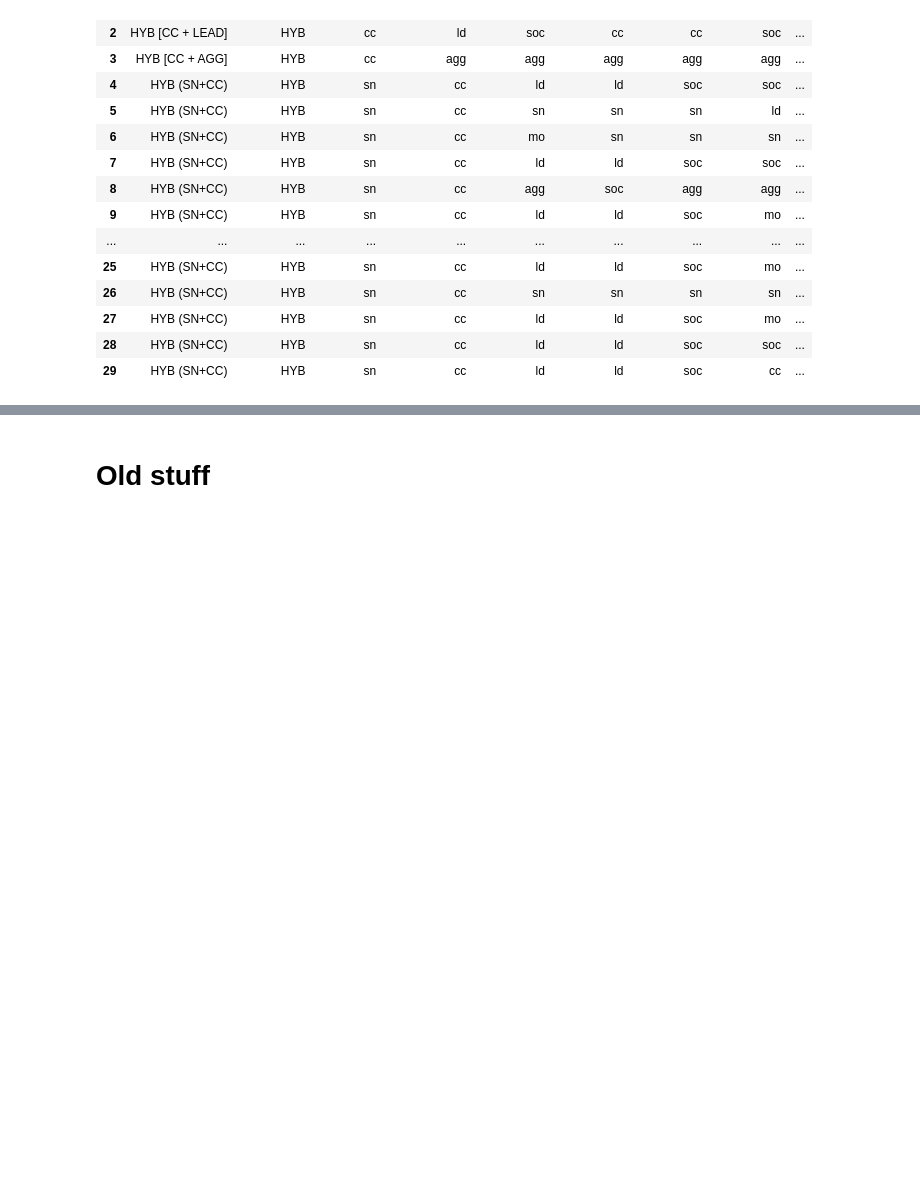
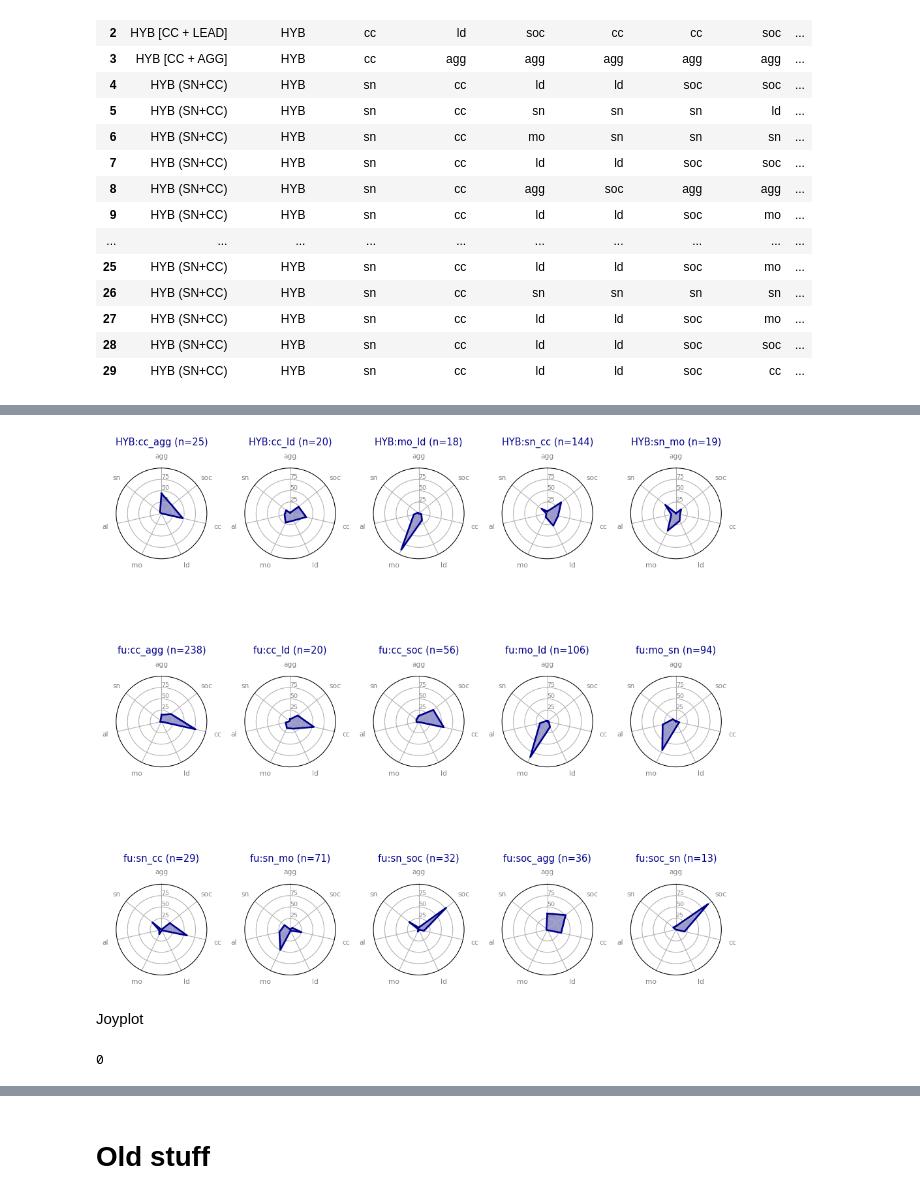
Before and after one commit to marathomas/meerkat, a Jupyter notebook: 06_meerkat_hyb_fu.ipynb, the cells around one changed output, grey strips where cells are left out. Cells and saved outputs as stored; diff of their text form; code cells hidden in the pictures; blank space fills up the shorter version.

```diff
--- a/06_meerkat_hyb_fu.ipynb
+++ b/06_meerkat_hyb_fu.ipynb
@@ -550,0 +736,11 @@ hybfu_classi.to_pickle(DATA+'hybfu_classi')
+# %%
+grouped = hybfu_neighbor_tab.groupby('label').mean()
+# %%
+numbers = pd.DataFrame(pd.Series(hybfu_calls).value_counts())
+numbers_dict = dict(zip(numbers.index, numbers.loc[:,0]))
+# %%
+# use only the ones where more than 10 datapoints are there
+above_10 = [True if numbers_dict[ind]>10 else False for ind in grouped.index]
+grouped_filtered = grouped.iloc[above_10,:]
+grouped_filtered = grouped_filtered.reset_index()
+grouped_filtered
@@ -550,0 +764,3 @@ hybfu_classi.to_pickle(DATA+'hybfu_classi')
+# %%
+# change order of columns
+grouped_filtered = grouped_filtered[['label', 'agg', 'soc', 'cc', 'ld', 'mo', 'al', 'sn']]
@@ -550,0 +769,56 @@ hybfu_classi.to_pickle(DATA+'hybfu_classi')
+# %%
+# ------- PART 1: Define a function that do a plot for one line of the dataset!
+
+def make_spider(row, title, color):
+  # number of variable
+  categories=list(grouped_filtered)[1:]
+  N = len(categories)
+
+  # What will be the angle of each axis in the plot? (we divide the plot / number of variable)
+  angles = [n / float(N) * 2 * pi for n in range(N)]
+  angles += angles[:1]
+
+  # Initialise the spider plot
+  ax = plt.subplot(3,5,row+1, polar=True, )
+
+  # If you want the first axis to be on top:
+  ax.set_theta_offset(pi / 2)
+  ax.set_theta_direction(-1)
+
+  # Draw one axe per variable + add labels labels yet
+  plt.xticks(angles[:-1], categories, color='grey', size=8)
+
+  # Draw ylabels
+  ax.set_rlabel_position(0)
+  plt.yticks([25,50,75], ["25","50","75"], color="grey", size=7)
+  plt.ylim(0,100)
+
+  # Ind1
+  values=grouped_filtered.loc[row].drop('label').values.flatten().tolist()
+  values += values[:1]
+  ax.plot(angles, values, color=color, linewidth=2, linestyle='solid')
+  ax.fill(angles, values, color=color, alpha=0.4)
+
+  # Add a title
+  plt.title(title, size=11, color=color, y=1.2)
+
+
+# ------- PART 2: Apply to all individuals
+# initialize the figure
+my_dpi=96
+plt.figure(figsize=(1000/my_dpi, 1000/my_dpi), dpi=my_dpi)
+
+# Loop to plot
+for row in range(0, len(grouped_filtered.index)):
+  make_spider( row=row, title=grouped_filtered['label'][row]+" (n="+str(numbers_dict[grouped_filtered['label'][row]])+")", color="darkblue")
+
+plt.tight_layout()
+plt.savefig(FIGURES+'hyb_fu_classi_neighbors.png')
+# %% [output]
+[figure, added]
+# %% [markdown]
+Joyplot
+# %%
+os.system('pip install joy')
+# %% [output]
+0
```
Also changed, not shown: parts of 24 cells of this notebook.
